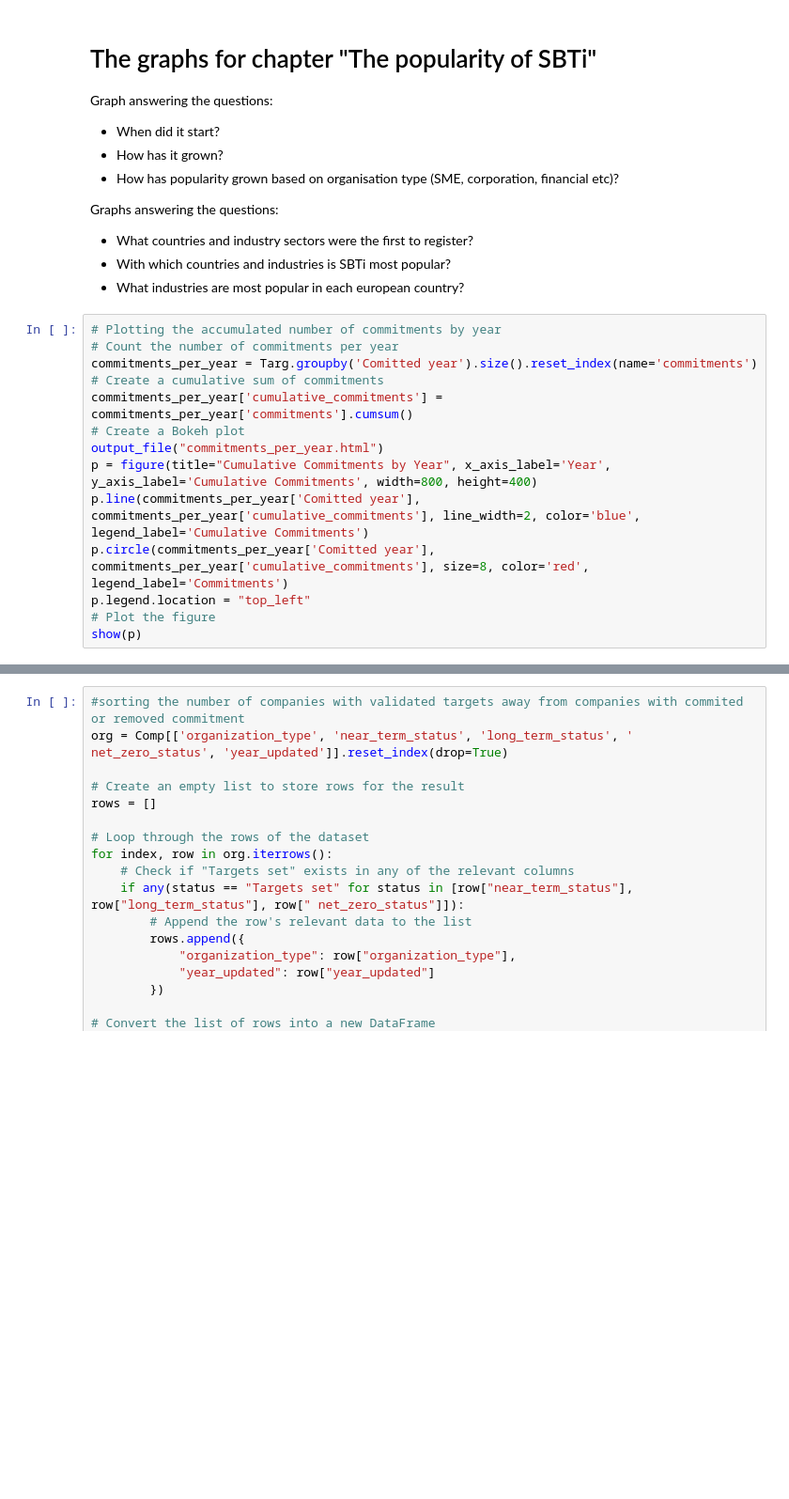
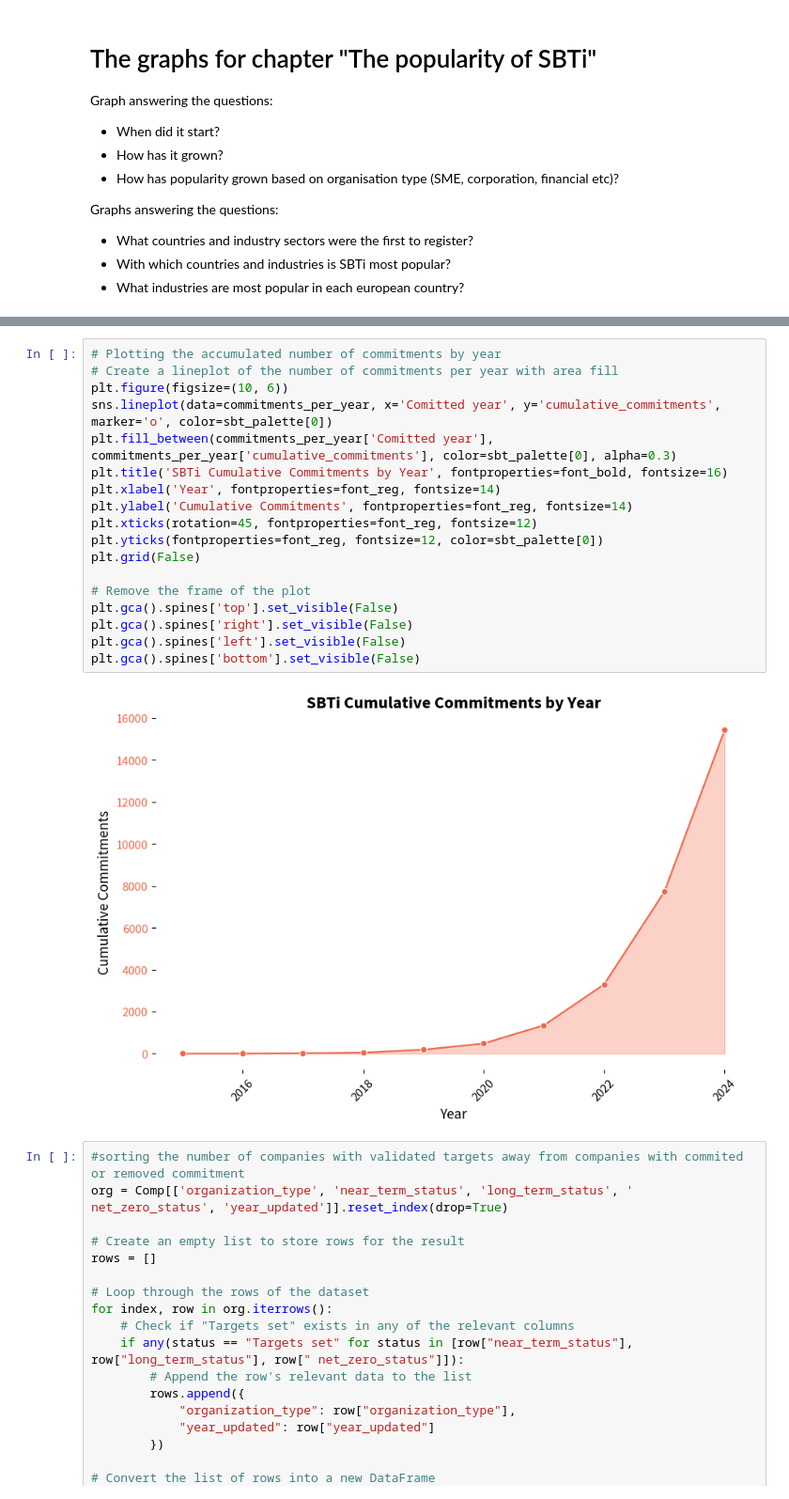
Before and after one commit to AnjaBrocklehurst/AnjaBrocklehurst.github.io, a Jupyter notebook: assets/code/3_SBTi intro.ipynb, the cells around one changed output, grey strips where cells are left out. Shown at 94% size. Drawn from its saved outputs; the diff is of its cells as text; blank space fills up the shorter version.

Commit message:
most graphs and images for SBTi intro

```diff
--- a/assets/code/3_SBTi intro.ipynb
+++ b/assets/code/3_SBTi intro.ipynb
@@ -243,17 +327,3 @@ Graphs answering the questions:
 * What countries and industry sectors were the first to register?
 * With which countries and industries is SBTi most popular?
 * What industries are most popular in each european country?
-# %%
-# Plotting the accumulated number of commitments by year
-# Count the number of commitments per year
-commitments_per_year = Targ.groupby('Comitted year').size().reset_index(name='commitments')
-# Create a cumulative sum of commitments
-commitments_per_year['cumulative_commitments'] = commitments_per_year['commitments'].cumsum()
-# Create a Bokeh plot
-output_file("commitments_per_year.html")
-p = figure(title="Cumulative Commitments by Year", x_axis_label='Year', y_axis_label='Cumulative Commitments', width=800, height=400)
-p.line(commitments_per_year['Comitted year'], commitments_per_year['cumulative_commitments'], line_width=2, color='blue', legend_label='Cumulative Commitments')
-p.circle(commitments_per_year['Comitted year'], commitments_per_year['cumulative_commitments'], size=8, color='red', legend_label='Commitments')
-p.legend.location = "top_left"
-# Plot the figure
-show(p)
@@ -264,3 +330,23 @@ BokehDeprecationWarning: 'circle() method with size value' was deprecated in Bok
+# %%
+# Plotting the accumulated number of commitments by year
+# Create a lineplot of the number of commitments per year with area fill
+plt.figure(figsize=(10, 6))
+sns.lineplot(data=commitments_per_year, x='Comitted year', y='cumulative_commitments', marker='o', color=sbt_palette[0])
+plt.fill_between(commitments_per_year['Comitted year'], commitments_per_year['cumulative_commitments'], color=sbt_palette[0], alpha=0.3)
+plt.title('SBTi Cumulative Commitments by Year', fontproperties=font_bold, fontsize=16)
+plt.xlabel('Year', fontproperties=font_reg, fontsize=14)
+plt.ylabel('Cumulative Commitments', fontproperties=font_reg, fontsize=14)
+plt.xticks(rotation=45, fontproperties=font_reg, fontsize=12)
+plt.yticks(fontproperties=font_reg, fontsize=12, color=sbt_palette[0])
+plt.grid(False)
+
+# Remove the frame of the plot
+plt.gca().spines['top'].set_visible(False)
+plt.gca().spines['right'].set_visible(False)
+plt.gca().spines['left'].set_visible(False)
+plt.gca().spines['bottom'].set_visible(False)
+# %% [output]
+[figure, added]
 # %%
 #sorting the number of companies with validated targets away from companies with commited or removed commitment
 org = Comp[['organization_type', 'near_term_status', 'long_term_status', ' net_zero_status', 'year_updated']].reset_index(drop=True)
```
Also changed, not shown: parts of 12 cells of this notebook, 1 other file.
